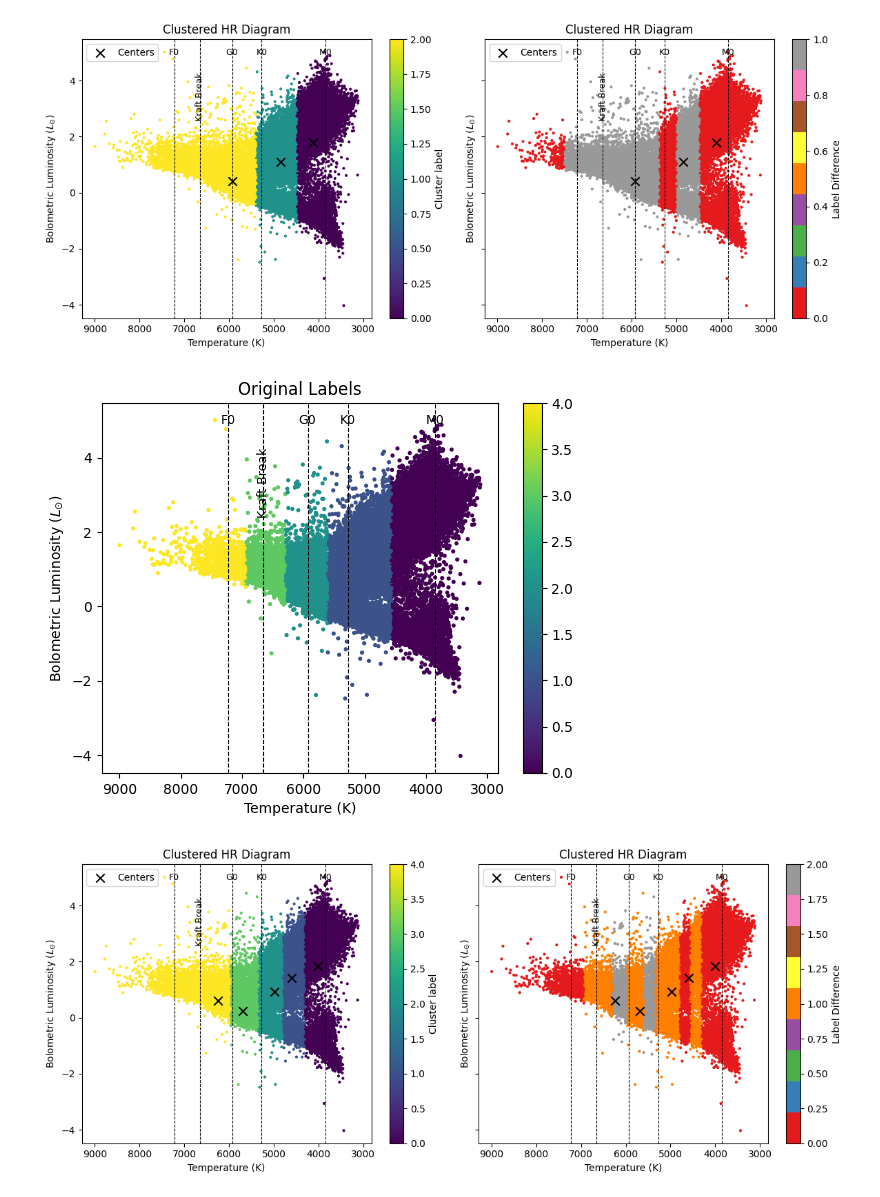
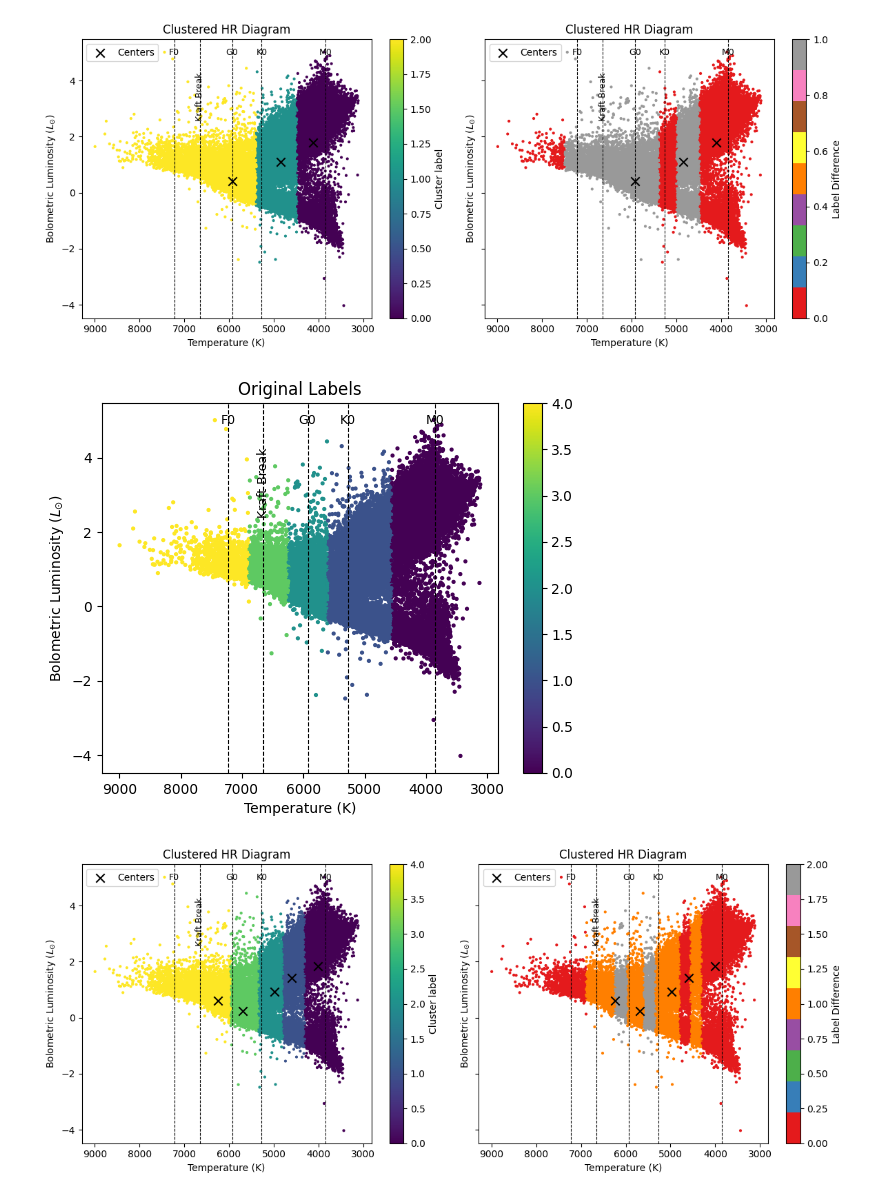
Before and after one commit to PK0207/geology_final_project, a Jupyter notebook: Yu_data.ipynb, the cells around one changed output. Cells and saved outputs as stored; diff of their text form; code cells hidden in the pictures.

```diff
--- a/Yu_data.ipynb
+++ b/Yu_data.ipynb
@@ -241,26 +237,26 @@ labels_5clust = np.select(conditions, spectral_labels)
 # %%
 #original data
 fig, ax = plt.subplots()
 points = ax.scatter(df['Teff'].iloc[::5], df['logL'].iloc[::5], c=labels_5clust[::5], s=4)
 ax.set_title("Original Labels")
 ax.set_xlabel('Temperature (K)')
 ax.set_ylabel(r'Bolometric Luminosity ($L_{\odot}$)')
 ax.invert_xaxis()
 spectral_types_break = ['F0', 'Kraft Break', 'G0', 'K0', 'M0']
-teff_values = [7220, 6550, 5930, 5270, 3850]
+teff_values = [7220, 6650, 5930, 5270, 3850]
 y_top = ax.get_ylim()[1]
 for teff, label in zip(teff_values, spectral_types_break):
     ax.axvline(teff, color='black', linestyle='--', linewidth=0.8)
     y_offset = 0.3 if label != 'Kraft Break' else 1.2
     ax.text(teff, y_top - y_offset, label,
             rotation=90 if label == 'Kraft Break' else 0,
             verticalalignment='top',
             horizontalalignment='center',
             fontsize=9)
 fig.colorbar(points, ax=ax)
 fig.show()
 # %% [output]
-[figure, old version]
+[figure, new version]
 # %%
 labels5, clusters5 = clustering(5, XT, labels_5clust)
 # %% [output]
```
Also changed, not shown: parts of 7 cells of this notebook, 1 other file.
